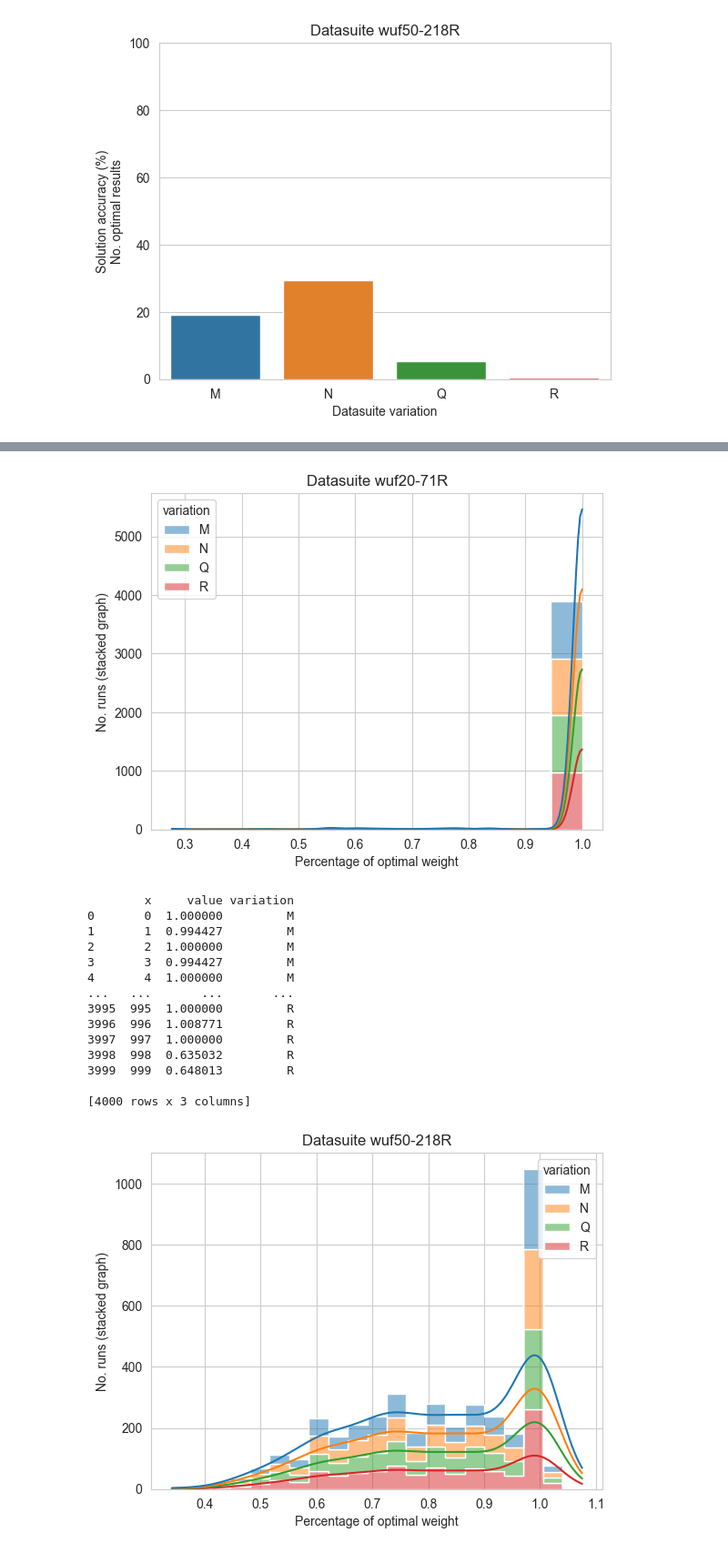
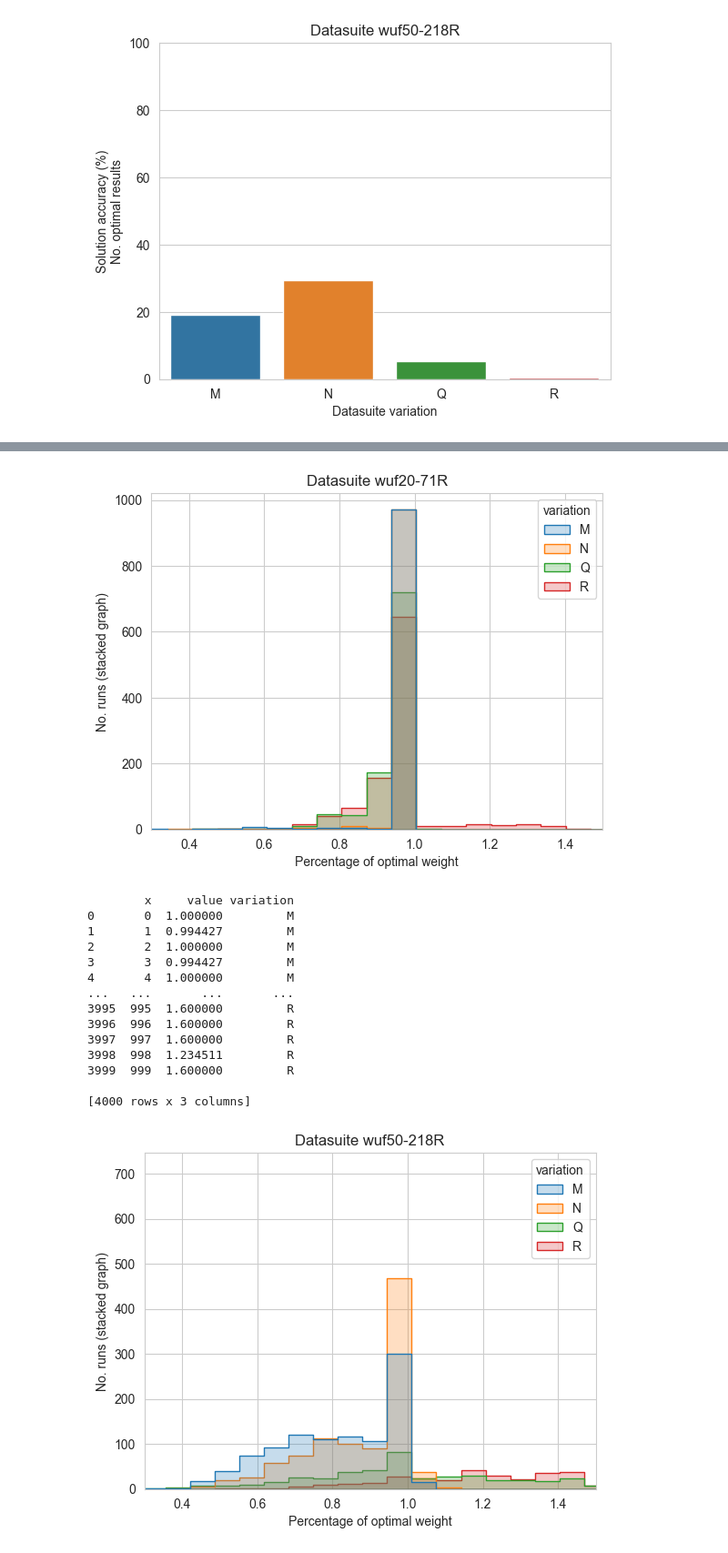
Before and after one commit to zapotocnylubos/ni-kop-heuristic, a Jupyter notebook: main.ipynb, the cells around one changed output, grey strips where cells are left out. Shown at 91% size. Cells and saved outputs as stored; diff of their text form; code cells hidden in the pictures.

```diff
--- a/main.ipynb
+++ b/main.ipynb
@@ -483,14 +483,20 @@ for experiment in black_box_experiemnts:
     for i in range(len(df)):
         df_suite = df.iloc[[i]]
         variation = df_suite['variation'].values[0]
-        for x, val in enumerate(df['Weight difference'][0]):
+        for x, val in enumerate(df['Weight difference'][i]):
+            if val > 1.5:
+                val = 1.6
             datas.append([x, val, variation])
     df = pd.DataFrame(datas, columns=['x', 'value', 'variation'])
     print(df)
 
-    ax = sns.histplot(data=df,
-                    x='value',
-                      hue='variation', element="step", kde=True, multiple="stack")
+    # one_hot = pd.get_dummies(df['variation'])
+    # df = df.join(one_hot)
+    #
+    # print(df)
+
+    ax = sns.histplot(data=df, bins=20, x='value', hue='variation', element="step")
+    ax.set_xlim([0.3, 1.5])
     ax.set_title(f'Datasuite {experiment}')
     ax.set_xlabel('Percentage of optimal weight')
     ax.set_ylabel(f'No. runs (stacked graph)')
@@ -508,24 +514,24 @@ for experiment in black_box_experiemnts:
 3997  997  1.000000         R
 3998  998  1.000000         R
 3999  999  1.000000         R
 
 [4000 rows x 3 columns]
-[figure, old version]
+[figure, new version]
         x     value variation
 0       0  1.000000         M
 1       1  0.994427         M
 2       2  1.000000         M
 3       3  0.994427         M
 4       4  1.000000         M
 ...   ...       ...       ...
-3995  995  1.000000         R
-3996  996  1.008771         R
-3997  997  1.000000         R
-3998  998  0.635032         R
-3999  999  0.648013         R
+3995  995  1.600000         R
+3996  996  1.600000         R
+3997  997  1.600000         R
+3998  998  1.234511         R
+3999  999  1.600000         R
 
 [4000 rows x 3 columns]
-[figure, old version]
+[figure, new version]
 # %%
 np.random.seed(42)
 y0 = pd.DataFrame(np.random.random(20), columns=['value'])
```
Also changed, not shown: parts of 2 cells of this notebook.
